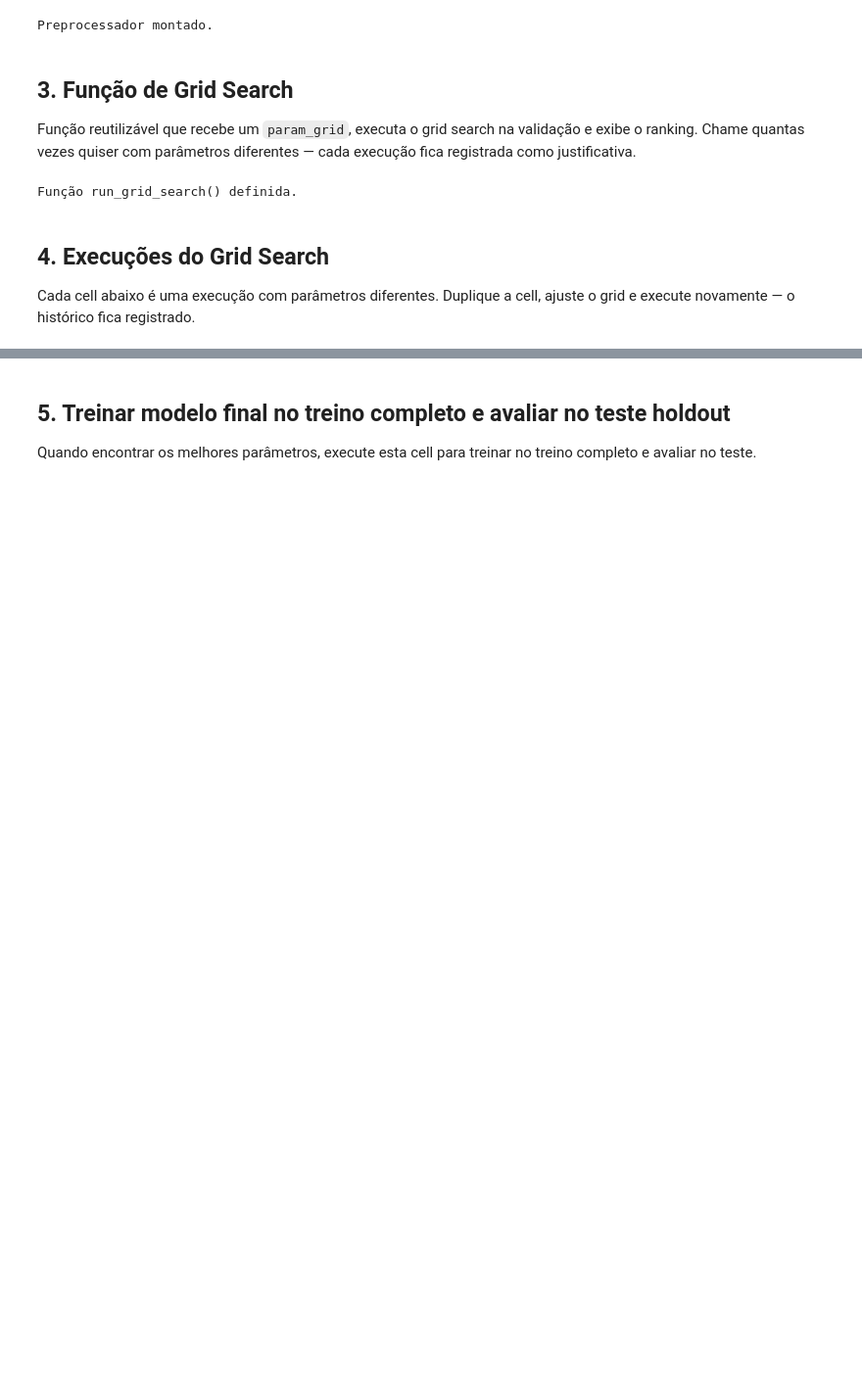
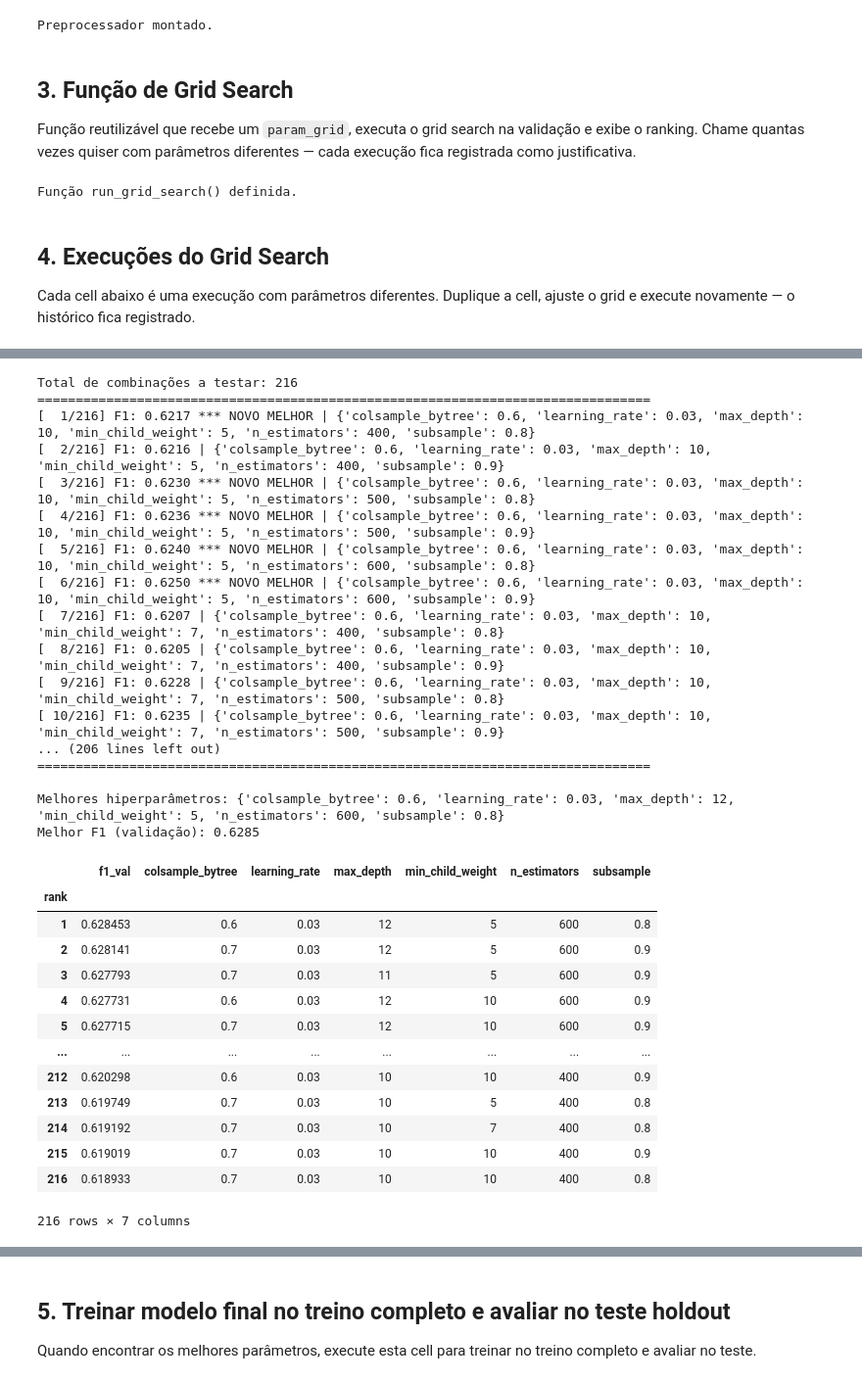
Before and after one commit to vinimeurer/employment-balance-predictor, a Jupyter notebook: notebooks/model_tuning.ipynb, the cells around one changed output, grey strips where cells are left out. Shown at 98% size. Drawn from its saved outputs; the diff is of its cells as text; code cells hidden in the pictures; blank space fills up the shorter version.

```diff
--- a/notebooks/model_tuning.ipynb
+++ b/notebooks/model_tuning.ipynb
@@ -237,0 +306,45 @@ Melhor F1 (validação): 0.6097
+# %%
+# =============================================
+# EXECUÇÃO 3
+# =============================================
+
+best_params, best_score, df_results = run_grid_search({
+    "n_estimators": [400, 500, 600],
+    "max_depth": [10, 11, 12],
+    "learning_rate": [0.03, 0.05],
+    "min_child_weight": [5, 7, 10],
+    "subsample": [0.8, 0.9],
+    "colsample_bytree": [0.6, 0.7],
+})
+# %% [output]
+Total de combinações a testar: 216
+================================================================================
+[  1/216] F1: 0.6217 *** NOVO MELHOR | {'colsample_bytree': 0.6, 'learning_rate': 0.03, 'max_depth': 10, 'min_child_weight': 5, 'n_estimators': 400, 'subsample': 0.8}
+[  2/216] F1: 0.6216 | {'colsample_bytree': 0.6, 'learning_rate': 0.03, 'max_depth': 10, 'min_child_weight': 5, 'n_estimators': 400, 'subsample': 0.9}
+[  3/216] F1: 0.6230 *** NOVO MELHOR | {'colsample_bytree': 0.6, 'learning_rate': 0.03, 'max_depth': 10, 'min_child_weight': 5, 'n_estimators': 500, 'subsample': 0.8}
+[  4/216] F1: 0.6236 *** NOVO MELHOR | {'colsample_bytree': 0.6, 'learning_rate': 0.03, 'max_depth': 10, 'min_child_weight': 5, 'n_estimators': 500, 'subsample': 0.9}
+[  5/216] F1: 0.6240 *** NOVO MELHOR | {'colsample_bytree': 0.6, 'learning_rate': 0.03, 'max_depth': 10, 'min_child_weight': 5, 'n_estimators': 600, 'subsample': 0.8}
+[  6/216] F1: 0.6250 *** NOVO MELHOR | {'colsample_bytree': 0.6, 'learning_rate': 0.03, 'max_depth': 10, 'min_child_weight': 5, 'n_estimators': 600, 'subsample': 0.9}
+[  7/216] F1: 0.6207 | {'colsample_bytree': 0.6, 'learning_rate': 0.03, 'max_depth': 10, 'min_child_weight': 7, 'n_estimators': 400, 'subsample': 0.8}
+[  8/216] F1: 0.6205 | {'colsample_bytree': 0.6, 'learning_rate': 0.03, 'max_depth': 10, 'min_child_weight': 7, 'n_estimators': 400, 'subsample': 0.9}
+[  9/216] F1: 0.6228 | {'colsample_bytree': 0.6, 'learning_rate': 0.03, 'max_depth': 10, 'min_child_weight': 7, 'n_estimators': 500, 'subsample': 0.8}
+[ 10/216] F1: 0.6235 | {'colsample_bytree': 0.6, 'learning_rate': 0.03, 'max_depth': 10, 'min_child_weight': 7, 'n_estimators': 500, 'subsample': 0.9}
+... (206 lines left out)
+================================================================================
+
+Melhores hiperparâmetros: {'colsample_bytree': 0.6, 'learning_rate': 0.03, 'max_depth': 12, 'min_child_weight': 5, 'n_estimators': 600, 'subsample': 0.8}
+Melhor F1 (validação): 0.6285
+|  | f1_val | colsample_bytree | learning_rate | max_depth | min_child_weight | n_estimators | subsample |
+| rank |  |  |  |  |  |  |  |
+| 1 | 0.628453 | 0.6 | 0.03 | 12 | 5 | 600 | 0.8 |
+| 2 | 0.628141 | 0.7 | 0.03 | 12 | 5 | 600 | 0.9 |
+| 3 | 0.627793 | 0.7 | 0.03 | 11 | 5 | 600 | 0.9 |
+| 4 | 0.627731 | 0.6 | 0.03 | 12 | 10 | 600 | 0.9 |
+| 5 | 0.627715 | 0.7 | 0.03 | 12 | 10 | 600 | 0.9 |
+| ... | ... | ... | ... | ... | ... | ... | ... |
+| 212 | 0.620298 | 0.6 | 0.03 | 10 | 10 | 400 | 0.9 |
+| 213 | 0.619749 | 0.7 | 0.03 | 10 | 5 | 400 | 0.8 |
+| 214 | 0.619192 | 0.7 | 0.03 | 10 | 7 | 400 | 0.8 |
+| 215 | 0.619019 | 0.7 | 0.03 | 10 | 10 | 400 | 0.9 |
+| 216 | 0.618933 | 0.7 | 0.03 | 10 | 10 | 400 | 0.8 |
+216 rows × 7 columns
```
Also changed, not shown: parts of 10 cells of this notebook, 1 other file.
